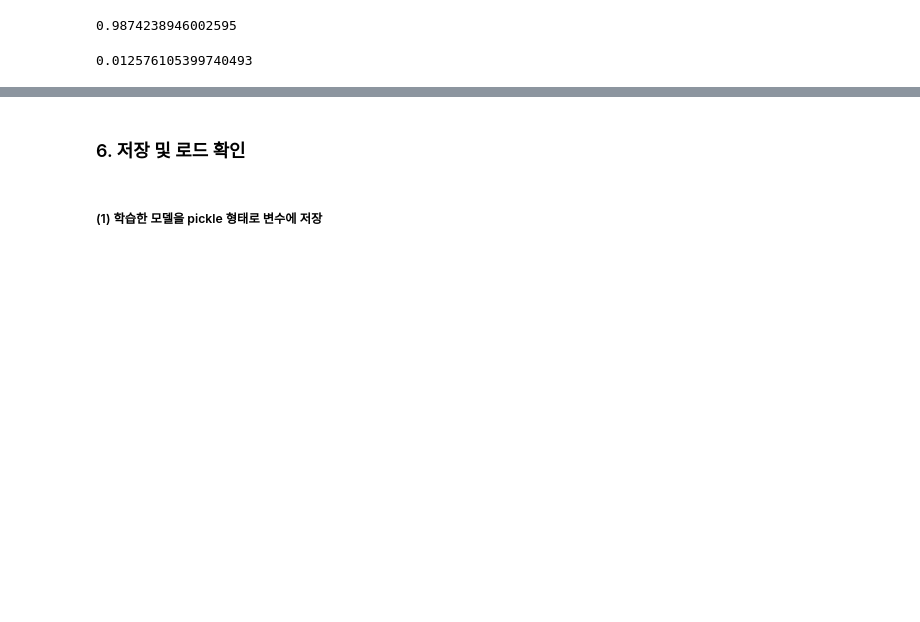
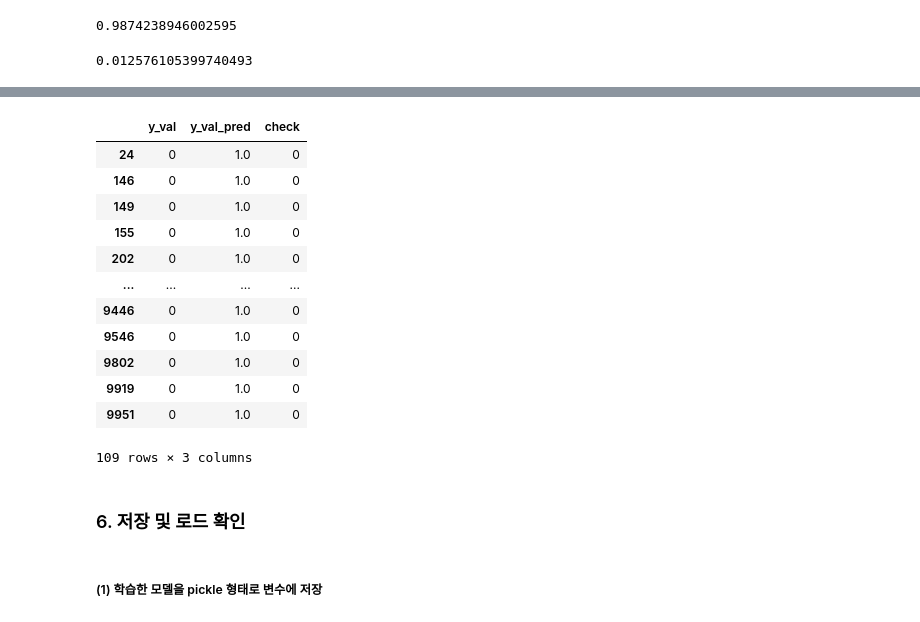
Before and after one commit to och5351/Bigdata_busan, a Jupyter notebook: ML/hng_LGBM/LightGBM.ipynb, the cells around one changed output, grey strips where cells are left out. Saved outputs shown, nothing was run; the diff lists cells and outputs as text; code cells hidden in the pictures; blank space fills up the shorter version.

```diff
--- a/ML/hng_LGBM/LightGBM.ipynb
+++ b/ML/hng_LGBM/LightGBM.ipynb
@@ -314,3 +362,27 @@ len(df[(df['check']==0)]) / len(df)
+# %%
+tmp_df = pd.DataFrame(columns=['y_val', 'y_val_pred', 'check'])
+tmp_df['y_val'] = y_val
+tmp_df['y_val_pred'] = y_val_pred
+tmp_df['check'] = 0
+
+# 예측 결과가 같으면 check에 1로 표시
+tmp_df.loc[(tmp_df['y_val'] == tmp_df['y_val_pred']), 'check'] = 1
+# %%
+tmp_df[(tmp_df['check'] == 0)]
+# %% [output]
+|  | y_val | y_val_pred | check |
+| 24 | 0 | 1.0 | 0 |
+| 146 | 0 | 1.0 | 0 |
+| 149 | 0 | 1.0 | 0 |
+| 155 | 0 | 1.0 | 0 |
+| 202 | 0 | 1.0 | 0 |
+| ... | ... | ... | ... |
+| 9446 | 0 | 1.0 | 0 |
+| 9546 | 0 | 1.0 | 0 |
+| 9802 | 0 | 1.0 | 0 |
+| 9919 | 0 | 1.0 | 0 |
+| 9951 | 0 | 1.0 | 0 |
+109 rows × 3 columns
 # %% [markdown]
 ### 6. 저장 및 로드 확인
 # %% [markdown]
```
Also changed, not shown: parts of 5 cells of this notebook.
